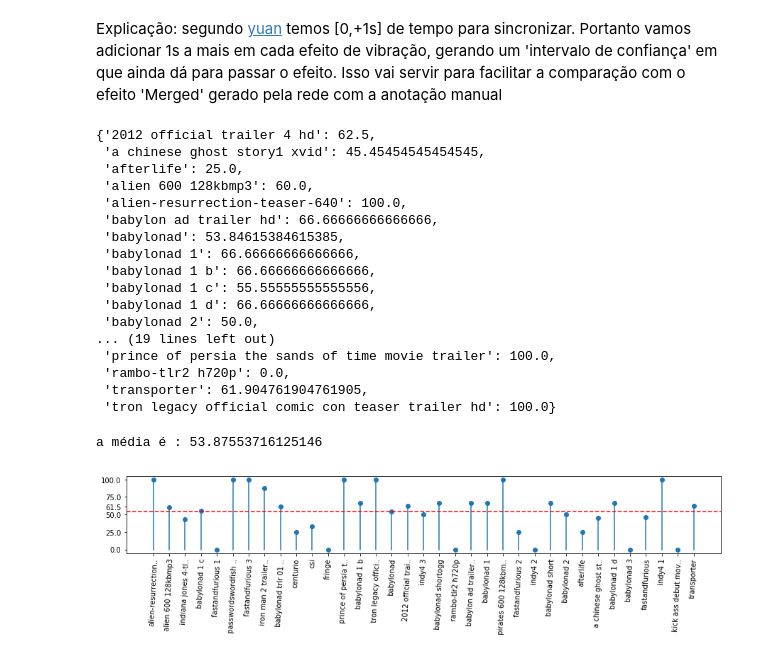
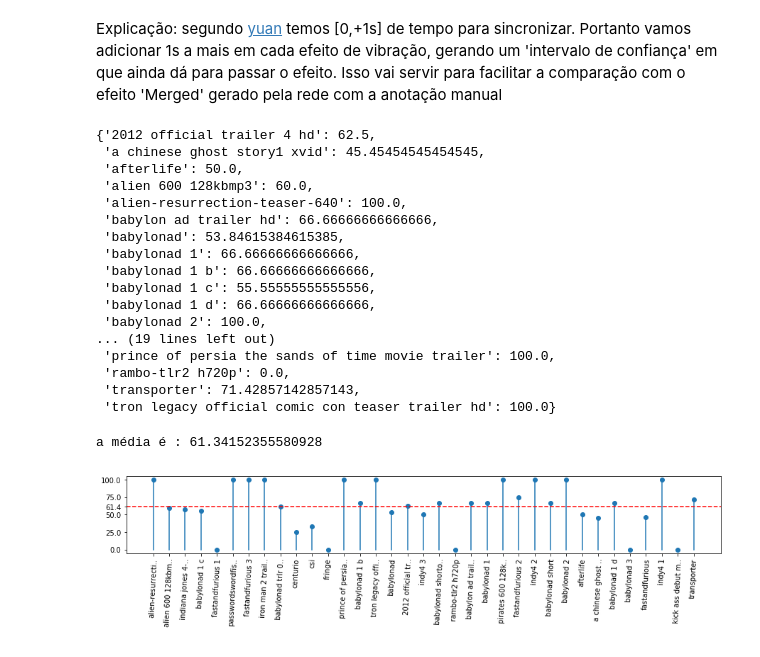
Before and after one commit to raphael-abreu/SteveML-Evaluation, a Jupyter notebook: nb.ipynb, the cells around one changed output. Drawn from its saved outputs; the diff is of its cells as text; code cells hidden in the pictures.

Commit message:
plots

```diff
--- a/nb.ipynb
+++ b/nb.ipynb
@@ -95,6 +95,7 @@ def plotConcepts(filename,detectedConcepts,predictions):
 
     # Setting graph color attribute
     gnt.grid(True)
+    gnt.set_axisbelow(True)
     cmap = plt.cm.get_cmap('hsv', len(detectedConcepts)+1)
 
     inc = 0
@@ -103,10 +104,11 @@ def plotConcepts(filename,detectedConcepts,predictions):
         gnt.broken_barh(predictions[concept],
                         (inc, 10),facecolors =(cmap(i)),
                         edgecolors=('black'),
-                        linewidth=1.3,
-                        alpha=0.6)
+                        linewidth=1,
+                        alpha=1)
         inc+=10
         i+=1
+    if filename == "babylonad 1 d": plt.savefig('babylonad 1 d.pdf',bbox_inches='tight')
     plt.show()
 # %%
 predictions['Manual']
@@ -156,7 +158,7 @@ for filename in os.listdir(path):
     detectedConcepts.append('Merged')
     predictions['Merged'] = (findOcorrences(mergedPrediction))
 
-    addOne = False ## ATENÇÃO, ADD 1s A MAIS APÓS CADA FIM DE EFEITO. VEJA EXPLICAÇÃO NA CÉLULA ABAIXO
+    addOne = True ## ATENÇÃO, ADD 1s A MAIS APÓS CADA FIM DE EFEITO. VEJA EXPLICAÇÃO NA CÉLULA ABAIXO
 
     ## add manual markup (ground truth)
     detectedConcepts.append('Manual')
@@ -238,7 +240,7 @@ acertos_por_arquivo
 # %% [output]
 {'2012 official trailer 4 hd': 62.5,
  'a chinese ghost story1 xvid': 45.45454545454545,
- 'afterlife': 25.0,
+ 'afterlife': 50.0,
  'alien 600 128kbmp3': 60.0,
  'alien-resurrection-teaser-640': 100.0,
  'babylon ad trailer hd': 66.66666666666666,
@@ -247,11 +249,11 @@ acertos_por_arquivo
  'babylonad 1 b': 66.66666666666666,
  'babylonad 1 c': 55.55555555555556,
  'babylonad 1 d': 66.66666666666666,
- 'babylonad 2': 50.0,
+ 'babylonad 2': 100.0,
 ... (19 lines left out)
  'prince of persia the sands of time movie trailer': 100.0,
  'rambo-tlr2 h720p': 0.0,
- 'transporter': 61.904761904761905,
+ 'transporter': 71.42857142857143,
  'tron legacy official comic con teaser trailer hd': 100.0}
 # %%
 # Create data
@@ -261,34 +263,34 @@ fig, gnt = plt.subplots(figsize=(15, 2))
 keys = list(acertos_por_arquivo.keys())
 
 ## Truncate list values up to max_char characters
-max_char = 18
+max_char = 16
 for i in range(len(keys)):
     keys[i] = keys[i][:max_char] + (keys[i][max_char:] and '..')
 
 
 values = list(acertos_por_arquivo.values())
 
 height = values
 bars = keys
 
 my_range = list(range(0, len(keys), 1))
 
 # Make the plot
 plt.stem(values,basefmt=" ") # Alternative -> plt.bar(y_pos, height)
 
-plt.yticks([0,25,50,61.5,75,100])
+plt.yticks([0,25,50,61.4,75,100])
 plt.xticks(y_pos, bars, rotation=87)
 
 
 avg = sum(values)/len(values)
 plt.axhline(y=avg, color='r', linestyle='--')
 
 print("a média é :",avg)
 
 
 # Show graphic
 plt.savefig('porcentagem_de_acertos.pdf',bbox_inches='tight')
 plt.show()
 # %% [output]
-a média é : 53.87553716125146
+a média é : 61.34152355580928
-[figure, old version]
+[figure, new version]
```
Also changed, not shown: parts of 1 cell of this notebook, 3 other files.
